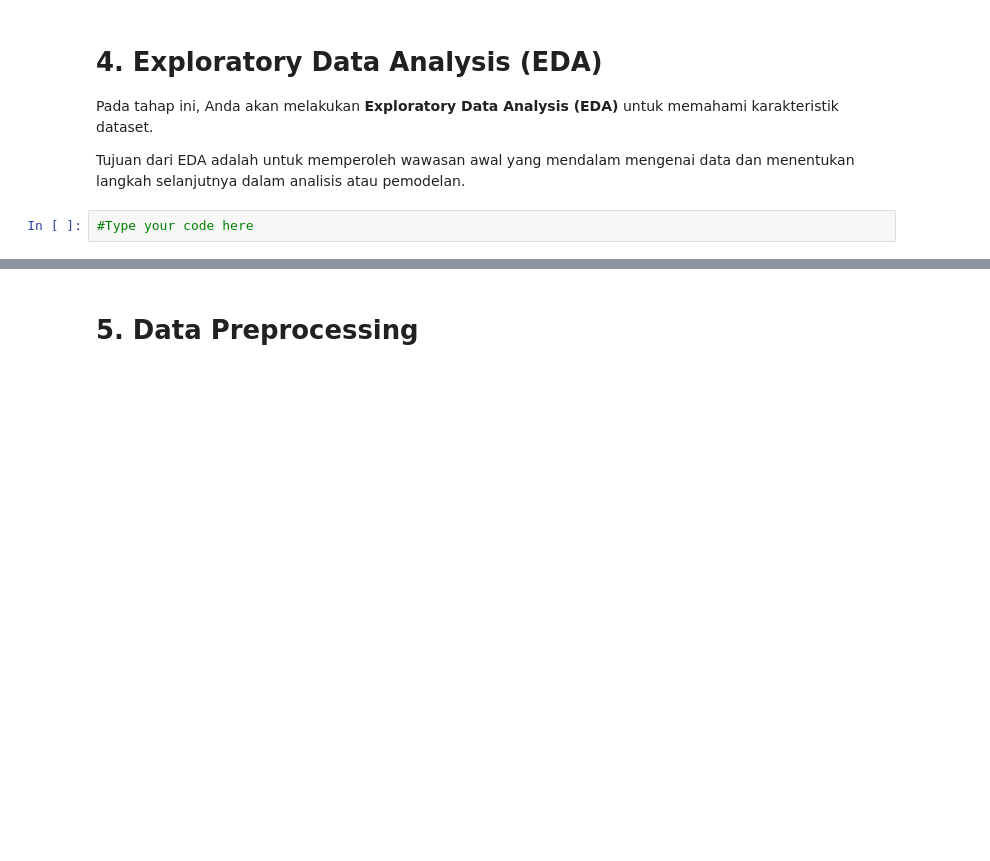
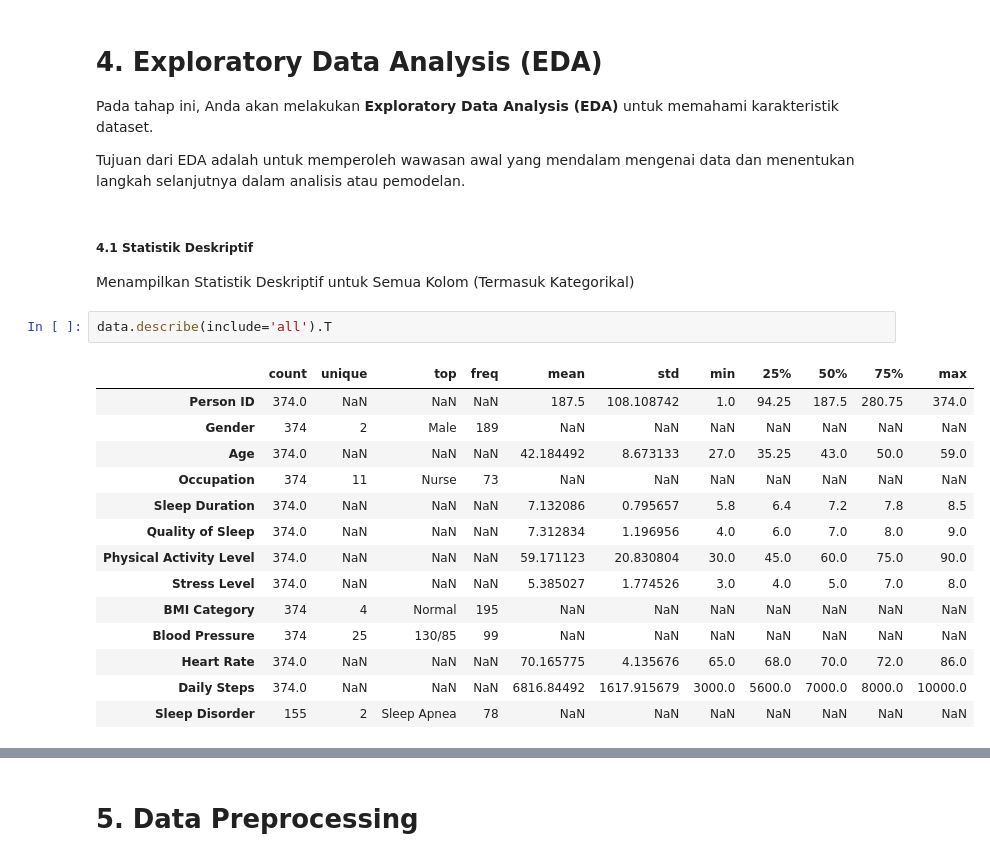
Before and after one commit to mellisadmyn/Eksperimen_SML_Mellisa, a Jupyter notebook: preprocessing/Eksperimen_Mellisa.ipynb, the cells around one changed output, grey strips where cells are left out. Drawn from its saved outputs; the diff is of its cells as text; blank space fills up the shorter version.

```diff
--- a/preprocessing/Eksperimen_Mellisa.ipynb
+++ b/preprocessing/Eksperimen_Mellisa.ipynb
@@ -27,5 +96,24 @@ Jika dataset berupa unstructured data, silakan sesuaikan dengan format seperti k
 Pada tahap ini, Anda akan melakukan **Exploratory Data Analysis (EDA)** untuk memahami karakteristik dataset.
 
 Tujuan dari EDA adalah untuk memperoleh wawasan awal yang mendalam mengenai data dan menentukan langkah selanjutnya dalam analisis atau pemodelan.
-# %%
-#Type your code here
+# %% [markdown]
+##### **4.1 Statistik Deskriptif**
+
+Menampilkan Statistik Deskriptif untuk Semua Kolom (Termasuk Kategorikal)
+# %%
+data.describe(include='all').T
+# %% [output]
+|  | count | unique | top | freq | mean | std | min | 25% | 50% | 75% | max |
+| Person ID | 374.0 | NaN | NaN | NaN | 187.5 | 108.108742 | 1.0 | 94.25 | 187.5 | 280.75 | 374.0 |
+| Gender | 374 | 2 | Male | 189 | NaN | NaN | NaN | NaN | NaN | NaN | NaN |
+| Age | 374.0 | NaN | NaN | NaN | 42.184492 | 8.673133 | 27.0 | 35.25 | 43.0 | 50.0 | 59.0 |
+| Occupation | 374 | 11 | Nurse | 73 | NaN | NaN | NaN | NaN | NaN | NaN | NaN |
+| Sleep Duration | 374.0 | NaN | NaN | NaN | 7.132086 | 0.795657 | 5.8 | 6.4 | 7.2 | 7.8 | 8.5 |
+| Quality of Sleep | 374.0 | NaN | NaN | NaN | 7.312834 | 1.196956 | 4.0 | 6.0 | 7.0 | 8.0 | 9.0 |
+| Physical Activity Level | 374.0 | NaN | NaN | NaN | 59.171123 | 20.830804 | 30.0 | 45.0 | 60.0 | 75.0 | 90.0 |
+| Stress Level | 374.0 | NaN | NaN | NaN | 5.385027 | 1.774526 | 3.0 | 4.0 | 5.0 | 7.0 | 8.0 |
+| BMI Category | 374 | 4 | Normal | 195 | NaN | NaN | NaN | NaN | NaN | NaN | NaN |
+| Blood Pressure | 374 | 25 | 130/85 | 99 | NaN | NaN | NaN | NaN | NaN | NaN | NaN |
+| Heart Rate | 374.0 | NaN | NaN | NaN | 70.165775 | 4.135676 | 65.0 | 68.0 | 70.0 | 72.0 | 86.0 |
+| Daily Steps | 374.0 | NaN | NaN | NaN | 6816.84492 | 1617.915679 | 3000.0 | 5600.0 | 7000.0 | 8000.0 | 10000.0 |
+| Sleep Disorder | 155 | 2 | Sleep Apnea | 78 | NaN | NaN | NaN | NaN | NaN | NaN | NaN |
```
Also changed, not shown: parts of 51 cells of this notebook.
